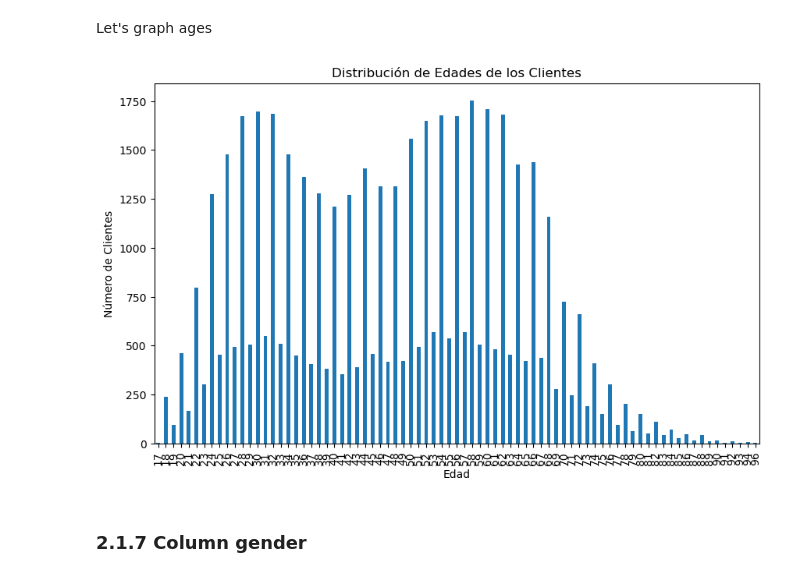
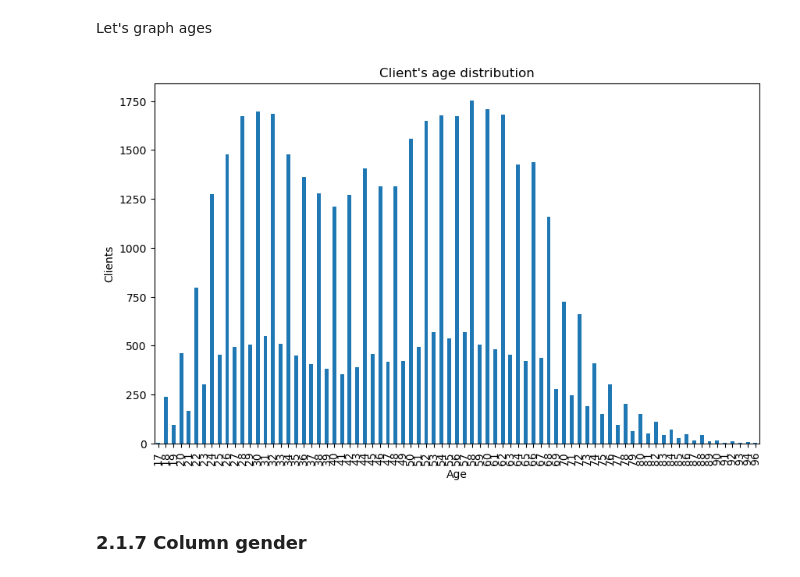
Before and after one commit to davidmoreno-gh/Vanguard-AB-Testing, a Jupyter notebook: notebooks/1. main.ipynb, the cells around one changed output. Cells and saved outputs as stored; diff of their text form; code cells hidden in the pictures.

```diff
--- a/notebooks/1. main.ipynb
+++ b/notebooks/1. main.ipynb
@@ -309,7 +295,7 @@ dtype: int64
 # %% [markdown]
 We procced to drop rows with nulls data (20109 rows)
 # %%
-df_clients_nd_nn = df_clients_nd.dropna()
+df_clients_nd_nn = df_clients.dropna()
 
 print(df_clients_nd_nn)
 # %% [output]
@@ -487,25 +477,25 @@ Valor máximo: 96.0
 # %% [markdown]
 We round the client's age.We add the column.
 # %%
-df_clients_nd_nn_in['edad_redondeada'] = df_clients_nd_nn_in['clnt_age'].round()
+df_clients_nd_nn_in['clnt_age'] = df_clients_nd_nn_in['clnt_age'].round()
 # %% [markdown]
 And we assign to rounded_aged a int datatype
 # %%
-df_clients_nd_nn_in['edad_redondeada'] = df_clients_nd_nn_in['edad_redondeada'].astype(int)
+df_clients_nd_nn_in['clnt_age'] = df_clients_nd_nn_in['clnt_age'].astype(int)
 # %% [markdown]
 Let's graph ages
 # %%
 # Supongamos que tu DataFrame tiene una columna llamada 'edad'
-df_clients_nd_nn_in['edad_redondeada'].value_counts().sort_index().plot(kind='bar', figsize=(10,6))
+df_clients_nd_nn_in['clnt_age'].value_counts().sort_index().plot(kind='bar', figsize=(10,6))
 
 # Añadir título y etiquetas
-plt.title('Distribución de Edades de los Clientes')
-plt.xlabel('Edad')
-plt.ylabel('Número de Clientes')
+plt.title("Client's age distribution")
+plt.xlabel('Age')
+plt.ylabel('Clients')
 
 # Mostrar el gráfico
 plt.show()
 # %% [output]
-[figure, old version]
+[figure, new version]
 # %% [markdown]
 ### 2.1.7 Column gender
```
Also changed, not shown: parts of 56 cells of this notebook, 5 other files.
